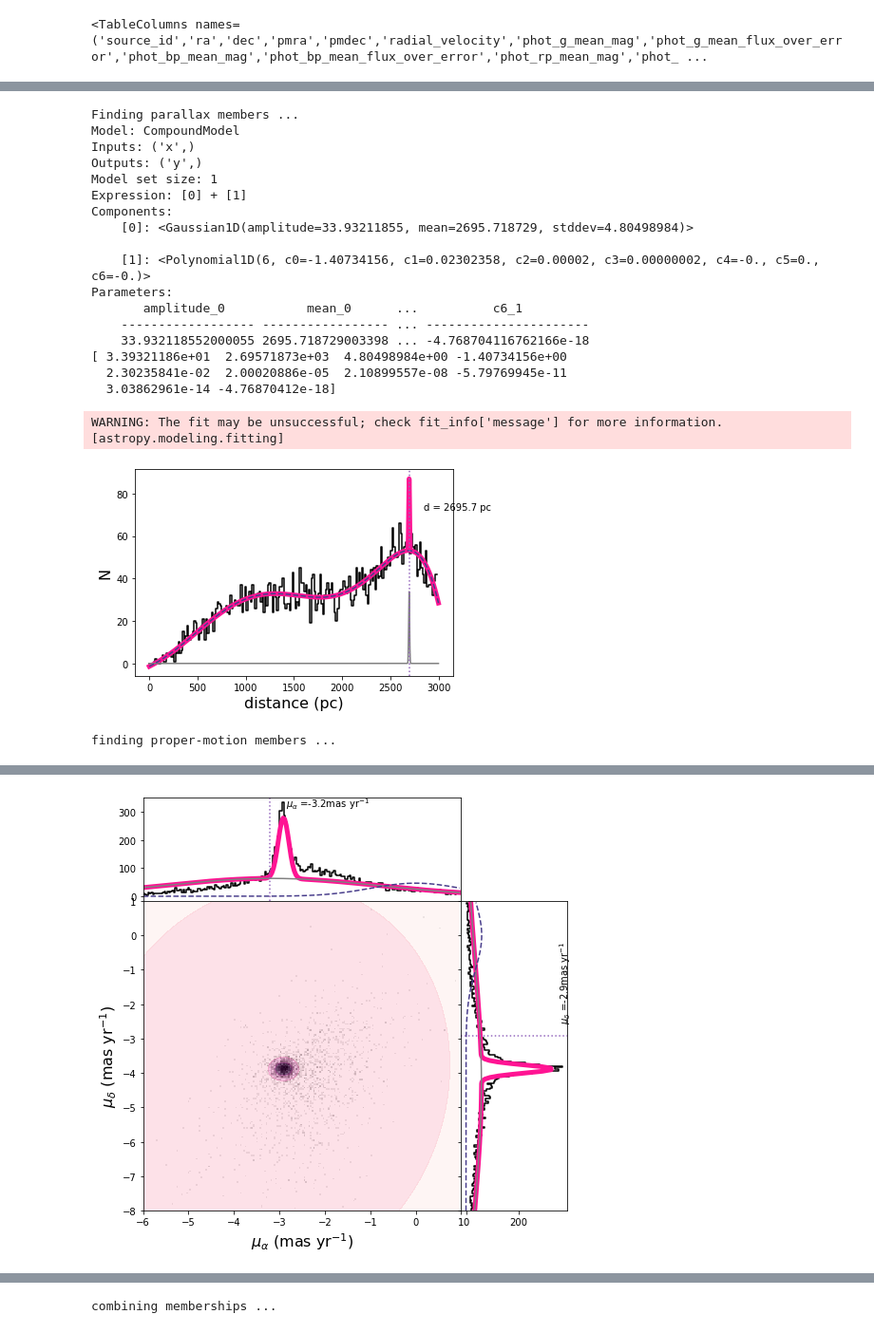
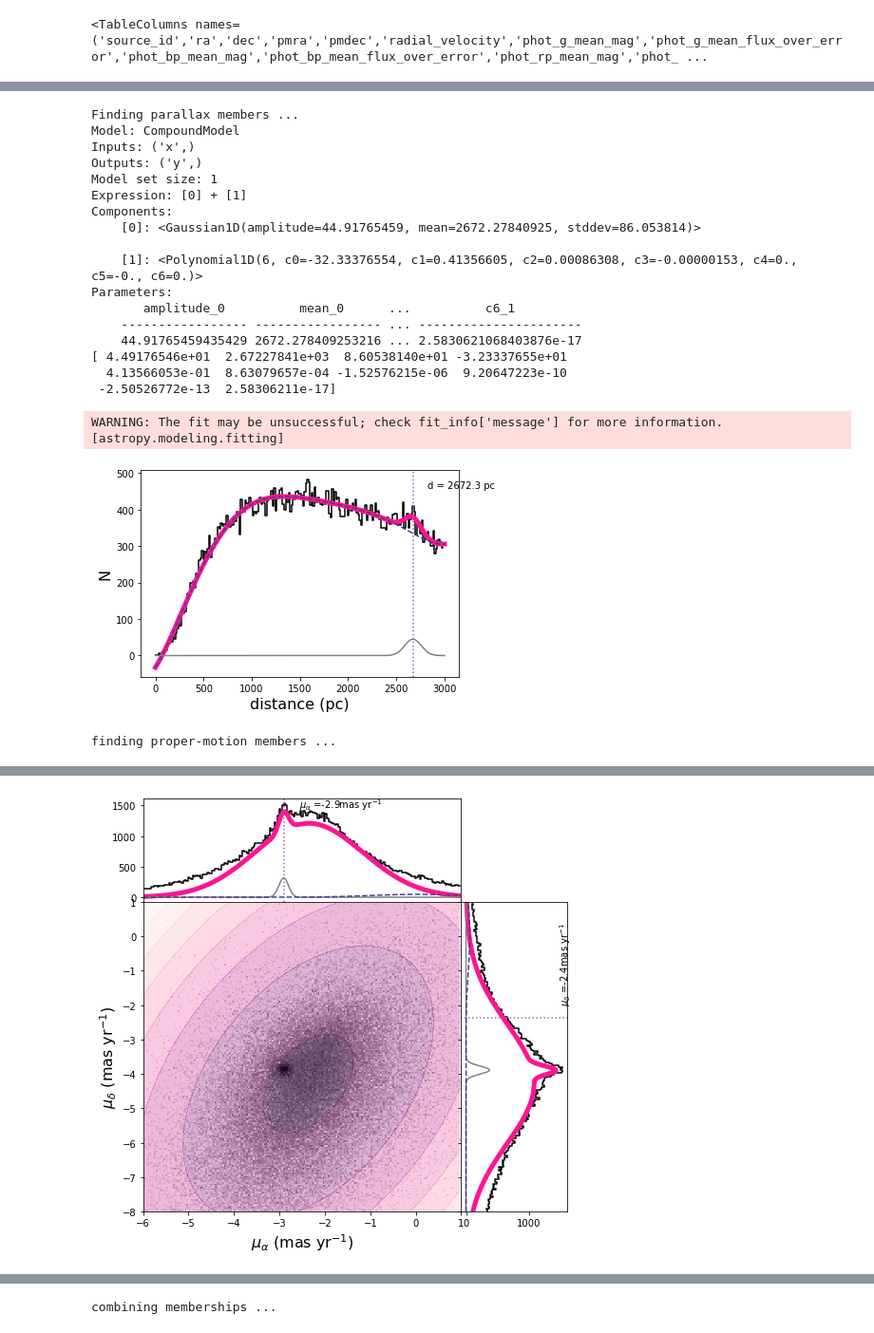
Before and after one commit to Clairezy/BASE9_utils, a Jupyter notebook: getGaiaData/genBASE9PhotFile.ipynb, the cells around one changed output, grey strips where cells are left out. Shown at 95% size. Cells and saved outputs as stored; diff of their text form; code cells hidden in the pictures.

```diff
--- a/getGaiaData/genBASE9PhotFile.ipynb
+++ b/getGaiaData/genBASE9PhotFile.ipynb
@@ -36,7 +33,7 @@ The autoreload extension is already loaded. To reload it, use:
 # %%
 # Generally, we can pull the central coordinates and size from my OC summary data here :
 # https://github.com/ageller/compileOCs
-NGC6819 = GaiaClusterMembers(295.3250, 40.19, .18)
+NGC6819 = GaiaClusterMembers(295.3250, 40.19, .72)
 NGC6819.verbose = 1
 NGC6819.getData()
 # NGC6819.saveDataToFile('NGC6819_Gaia_r_7deg.ecsv')
@@ -88,7 +85,7 @@ NGC6819.verbose = 0
 NGC6819.verbose = 2
 #NGC6819.RVmean = 2.1
 #NGC6819.RVParamsDefault = (1,1,2, 1,1,.001)
-#NGC6819.RVParamsDefault = (18,2.4,.5, 1,1,3)
+NGC6819.RVParamsDefault = (120,1.6,.7, 100,-28,3)
 NGC6819.getRVMembers()
 # %% [output]
 Finding radial-velocity members ...
@@ -111,6 +109,6 @@ Parameters:
 # %%
 #NGC6819.distance = 2660.53 #pc
-NGC6819.PAParamsDefault = (70,2700,5)
+NGC6819.PAParamsDefault = (400,2700,5)
 NGC6819.getParallaxMembers()
 # %% [output]
 Finding parallax members ...
@@ -120,18 +118,18 @@ Outputs: ('y',)
 Model set size: 1
 Expression: [0] + [1]
 Components:
-    [0]: <Gaussian1D(amplitude=33.93211855, mean=2695.718729, stddev=4.80498984)>
+    [0]: <Gaussian1D(amplitude=44.91765459, mean=2672.27840925, stddev=86.053814)>
 
-    [1]: <Polynomial1D(6, c0=-1.40734156, c1=0.02302358, c2=0.00002, c3=0.00000002, c4=-0., c5=0., c6=-0.)>
+    [1]: <Polynomial1D(6, c0=-32.33376554, c1=0.41356605, c2=0.00086308, c3=-0.00000153, c4=0., c5=-0., c6=0.)>
 Parameters:
-       amplitude_0           mean_0      ...          c6_1
-    ------------------ ----------------- ... ----------------------
-    33.932118552000055 2695.718729003398 ... -4.768704116762166e-18
-[ 3.39321186e+01  2.69571873e+03  4.80498984e+00 -1.40734156e+00
-  2.30235841e-02  2.00020886e-05  2.10899557e-08 -5.79769945e-11
-  3.03862961e-14 -4.76870412e-18]
+       amplitude_0          mean_0      ...          c6_1
+    ----------------- ----------------- ... ----------------------
+    44.91765459435429 2672.278409253216 ... 2.5830621068403876e-17
+[ 4.49176546e+01  2.67227841e+03  8.60538140e+01 -3.23337655e+01
+  4.13566053e-01  8.63079657e-04 -1.52576215e-06  9.20647223e-10
+ -2.50526772e-13  2.58306211e-17]
 WARNING: The fit may be unsuccessful; check fit_info['message'] for more information. [astropy.modeling.fitting]
-[figure, old version]
+[figure, new version]
 # %%
 # this is very hard to fit for NGC 188!
 #NGC6819.PMmean = [-3,-4]
@@ -141,7 +139,7 @@ NGC6819.PMymin = -8
 NGC6819.PMymax = 1
 NGC6819.PMxbins = 200
 NGC6819.PMybins = 200
-NGC6819.PMParamsDefault = (400,-3,-4,1,1, 150,-3,-4,1,2)
+NGC6819.PMParamsDefault = (800,-2.9,-3.8,.1,.1, 1250,-2.5,-3.8,3,3)
 NGC6819.verbose = 1
 NGC6819.getPMMembers()
 # %% [output]
@@ -150,4 +147,4 @@ WARNING: The fit may be unsuccessful; check fit_info['message'] for more informa
-[figure, old version]
+[figure, new version]
 # %%
 NGC6819.data
 # %% [output]
```
Also changed, not shown: parts of 8 cells of this notebook, 5 other files.
